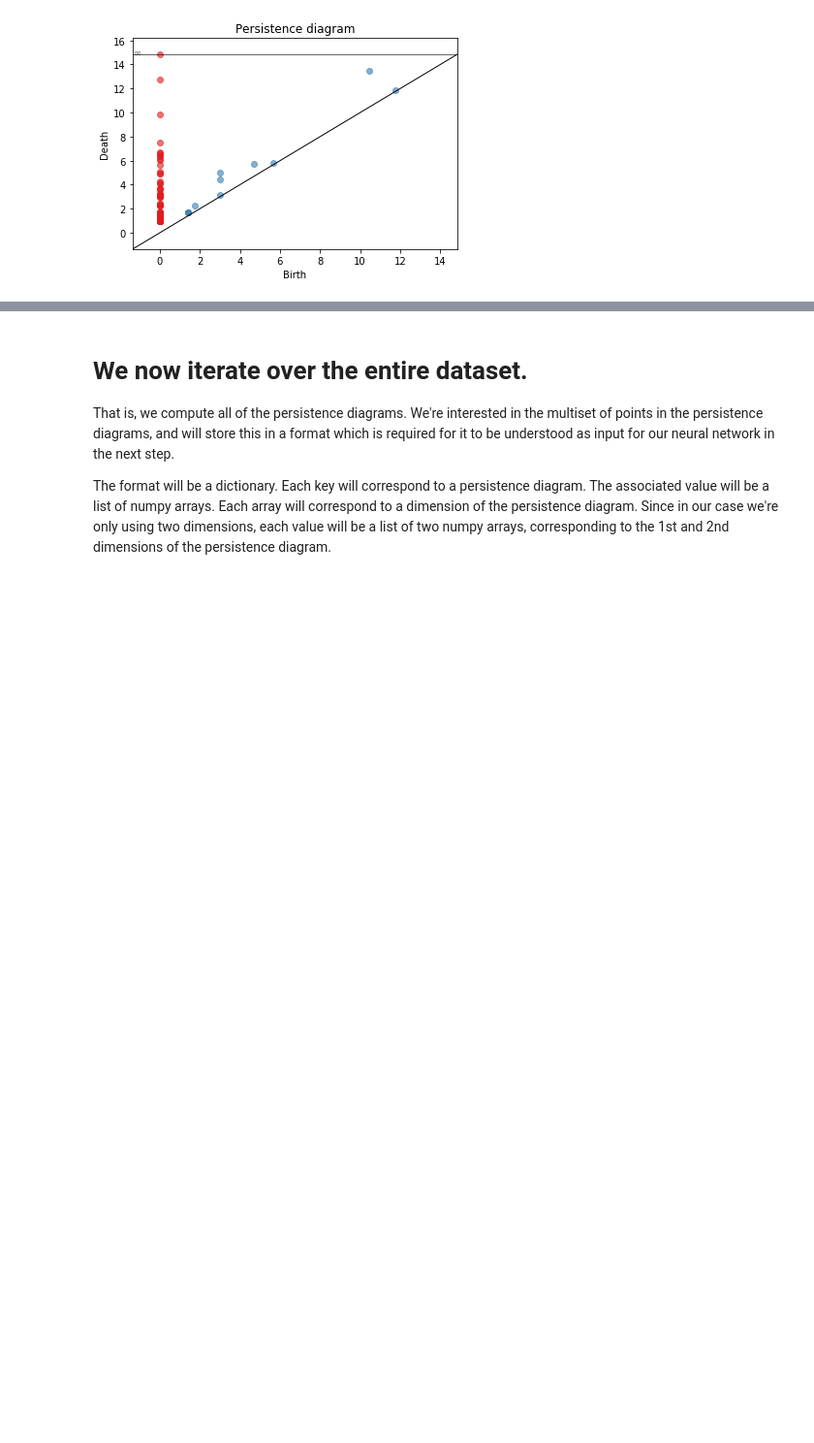
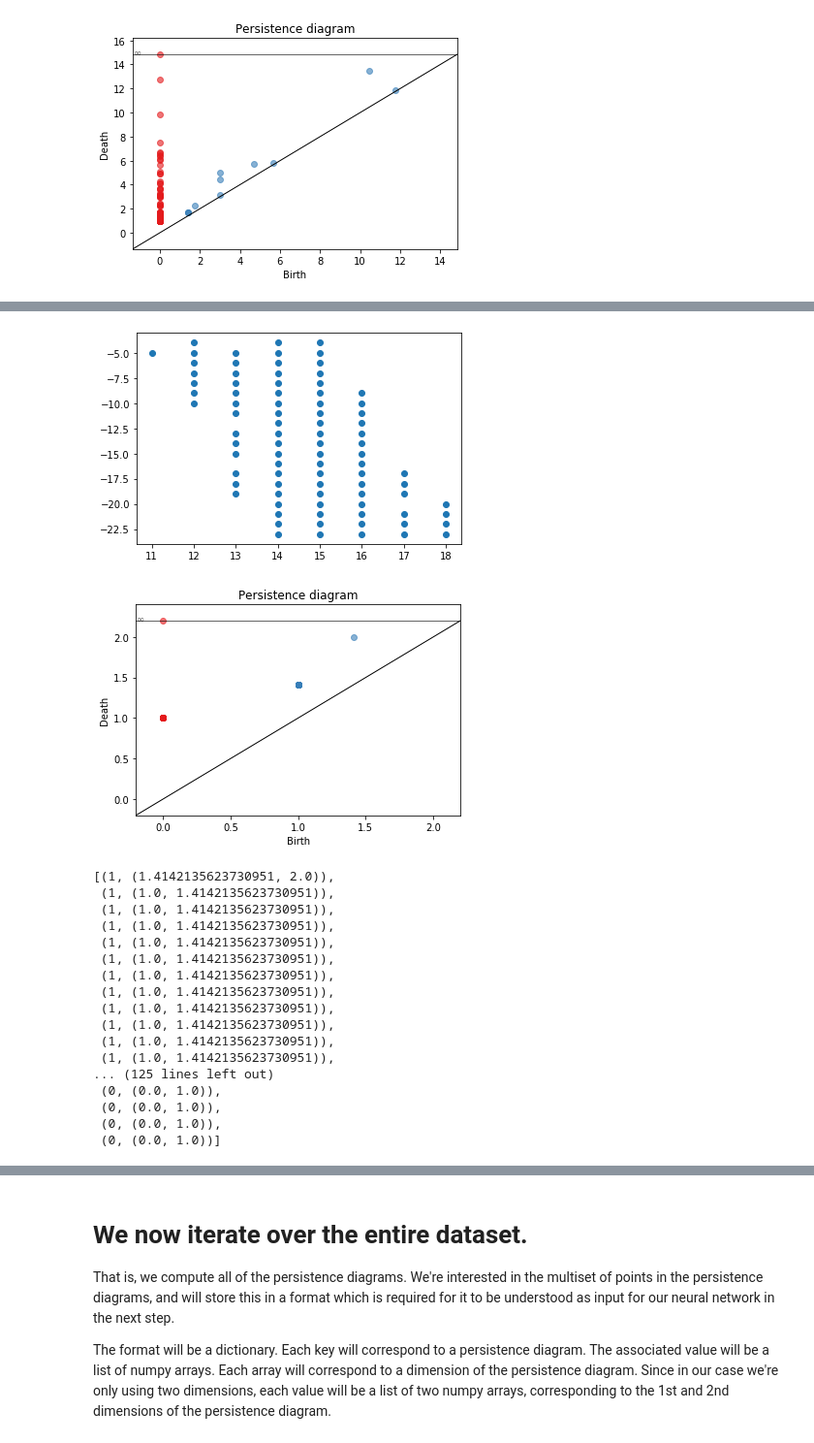
Before and after one commit to ltrujello/persistence_homology_of_MNIST, a Jupyter notebook: mnist_surfaces.ipynb, the cells around one changed output, grey strips where cells are left out. Shown at 97% size. Drawn from its saved outputs; the diff is of its cells as text; code cells hidden in the pictures; blank space fills up the shorter version.

```diff
--- a/mnist_surfaces.ipynb
+++ b/mnist_surfaces.ipynb
@@ -229,0 +331,24 @@ diag = mnist_plot_and_pers_diargam(image, 200, show3Dplot = False, plotPers = Tr
+# %%
+image = train_images[6]
+x, y = max_pixel(image)
+twoD_pers_diag(x,y, True)
+# %% [output]
+[figure, added]
+[figure, added]
+[(1, (1.4142135623730951, 2.0)),
+ (1, (1.0, 1.4142135623730951)),
+ (1, (1.0, 1.4142135623730951)),
+ (1, (1.0, 1.4142135623730951)),
+ (1, (1.0, 1.4142135623730951)),
+ (1, (1.0, 1.4142135623730951)),
+ (1, (1.0, 1.4142135623730951)),
+ (1, (1.0, 1.4142135623730951)),
+ (1, (1.0, 1.4142135623730951)),
+ (1, (1.0, 1.4142135623730951)),
+ (1, (1.0, 1.4142135623730951)),
+ (1, (1.0, 1.4142135623730951)),
+... (125 lines left out)
+ (0, (0.0, 1.0)),
+ (0, (0.0, 1.0)),
+ (0, (0.0, 1.0)),
+ (0, (0.0, 1.0))]
```
Also changed, not shown: parts of 13 cells of this notebook.
